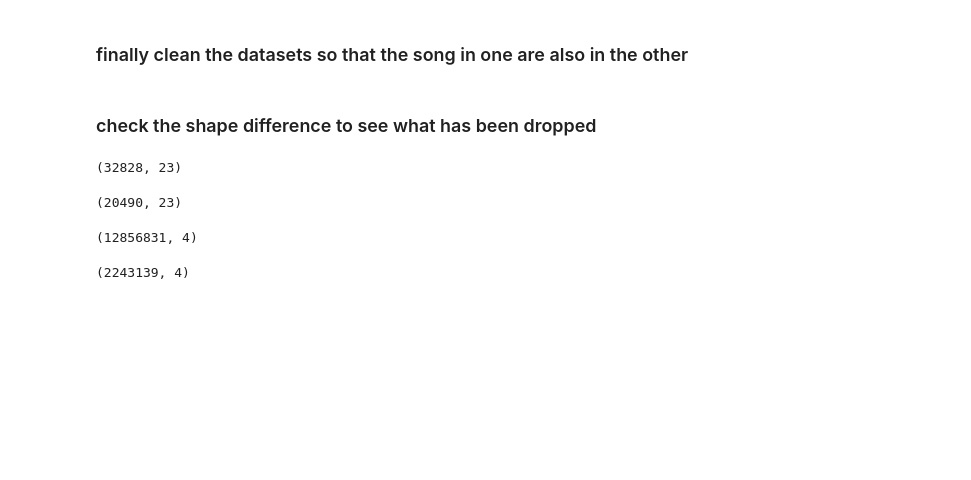
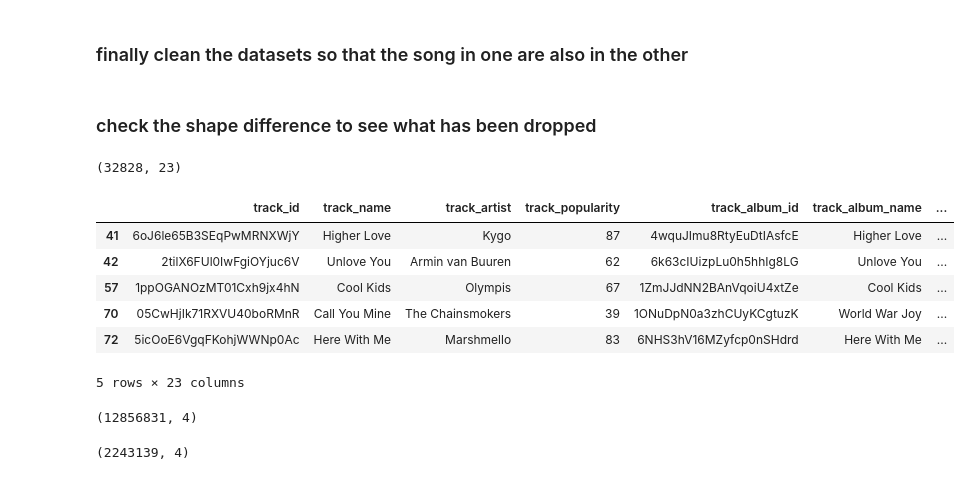
Before and after one commit to lilylogan/cs453_project, a Jupyter notebook: data_preprocessing.ipynb, the cells around one changed output. Cells and saved outputs as stored; diff of their text form; code cells hidden in the pictures; blank space fills up the shorter version.

```diff
--- a/data_preprocessing.ipynb
+++ b/data_preprocessing.ipynb
@@ -143,8 +143,15 @@ songs.shape
 (32828, 23)
 # %%
 songs_cleaned.shape
+songs_cleaned.head()
 # %% [output]
+|  | track_id | track_name | track_artist | track_popularity | track_album_id | track_album_name | ... |
+| 41 | 6oJ6le65B3SEqPwMRNXWjY | Higher Love | Kygo | 87 | 4wquJImu8RtyEuDtIAsfcE | Higher Love | ... |
+| 42 | 2tilX6FUl0IwFgiOYjuc6V | Unlove You | Armin van Buuren | 62 | 6k63cIUizpLu0h5hhIg8LG | Unlove You | ... |
+| 57 | 1ppOGANOzMT01Cxh9jx4hN | Cool Kids | Olympis | 67 | 1ZmJJdNN2BAnVqoiU4xtZe | Cool Kids | ... |
+| 70 | 05CwHjIk71RXVU40boRMnR | Call You Mine | The Chainsmokers | 39 | 1ONuDpN0a3zhCUyKCgtuzK | World War Joy | ... |
+| 72 | 5icOoE6VgqFKohjWWNp0Ac | Here With Me | Marshmello | 83 | 6NHS3hV16MZyfcp0nSHdrd | Here With Me | ... |
-(20490, 23)
+5 rows × 23 columns
 # %%
 playlists.shape
 # %% [output]
```
Also changed, not shown: parts of 9 cells of this notebook.
